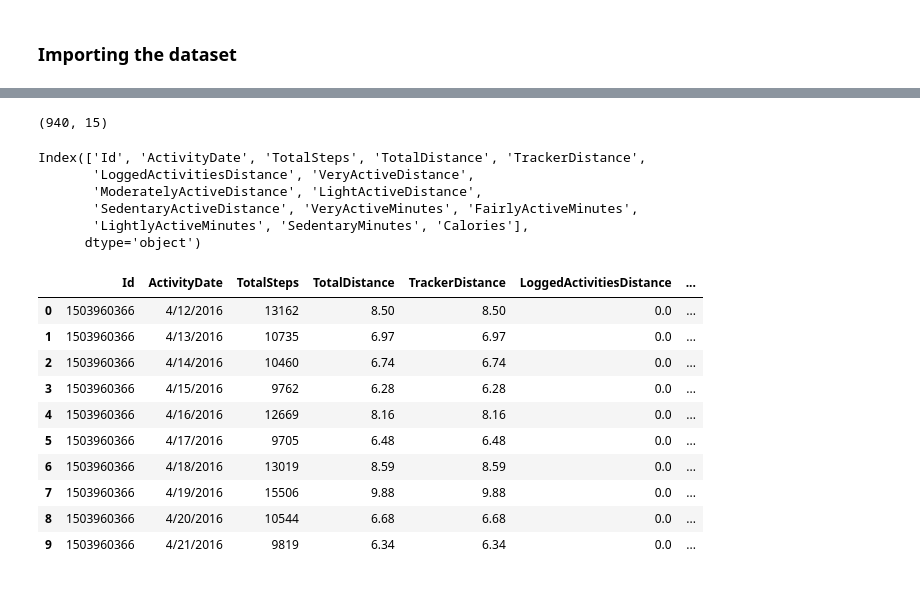
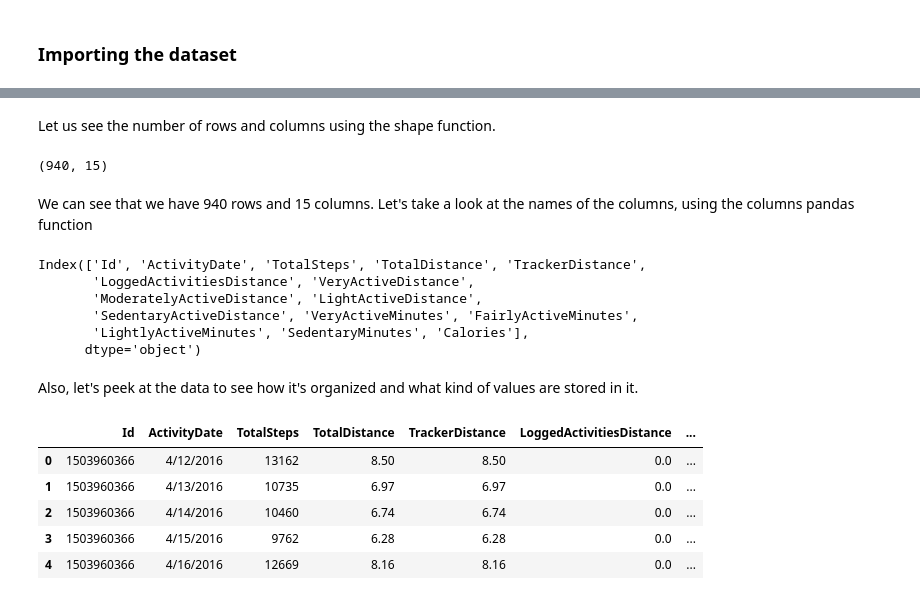
Before and after one commit to PramitKhatri/Bellabeat-data-analysis-case-study, a Jupyter notebook: notebook4521ead505.ipynb, the cells around one changed output, grey strips where cells are left out. Drawn from its saved outputs; the diff is of its cells as text; code cells hidden in the pictures.

```diff
--- a/notebook4521ead505.ipynb
+++ b/notebook4521ead505.ipynb
@@ -100,7 +109,11 @@ Unique users in activity: 33
+# %% [markdown]
+Let us see the number of rows and columns using the shape function.
 # %%
 dataframe1.shape
 # %% [output]
 (940, 15)
+# %% [markdown]
+We can see that we have 940 rows and 15 columns. Let's take a look at the names of the columns, using the columns pandas function
 # %%
 dataframe1.columns
 # %% [output]
@@ -110,17 +123,14 @@ Index(['Id', 'ActivityDate', 'TotalSteps', 'TotalDistance', 'TrackerDistance',
        'SedentaryActiveDistance', 'VeryActiveMinutes', 'FairlyActiveMinutes',
        'LightlyActiveMinutes', 'SedentaryMinutes', 'Calories'],
       dtype='object')
+# %% [markdown]
+Also, let's peek at the data to see how it's organized and what kind of values are stored in it.
 # %%
-dataframe1.head(10)
+dataframe1.head()
 # %% [output]
 |  | Id | ActivityDate | TotalSteps | TotalDistance | TrackerDistance | LoggedActivitiesDistance | ... |
 | 0 | 1503960366 | 4/12/2016 | 13162 | 8.50 | 8.50 | 0.0 | ... |
 | 1 | 1503960366 | 4/13/2016 | 10735 | 6.97 | 6.97 | 0.0 | ... |
 | 2 | 1503960366 | 4/14/2016 | 10460 | 6.74 | 6.74 | 0.0 | ... |
 | 3 | 1503960366 | 4/15/2016 | 9762 | 6.28 | 6.28 | 0.0 | ... |
 | 4 | 1503960366 | 4/16/2016 | 12669 | 8.16 | 8.16 | 0.0 | ... |
-| 5 | 1503960366 | 4/17/2016 | 9705 | 6.48 | 6.48 | 0.0 | ... |
-| 6 | 1503960366 | 4/18/2016 | 13019 | 8.59 | 8.59 | 0.0 | ... |
-| 7 | 1503960366 | 4/19/2016 | 15506 | 9.88 | 9.88 | 0.0 | ... |
-| 8 | 1503960366 | 4/20/2016 | 10544 | 6.68 | 6.68 | 0.0 | ... |
-| 9 | 1503960366 | 4/21/2016 | 9819 | 6.34 | 6.34 | 0.0 | ... |
```
Also changed, not shown: parts of 12 cells of this notebook.
